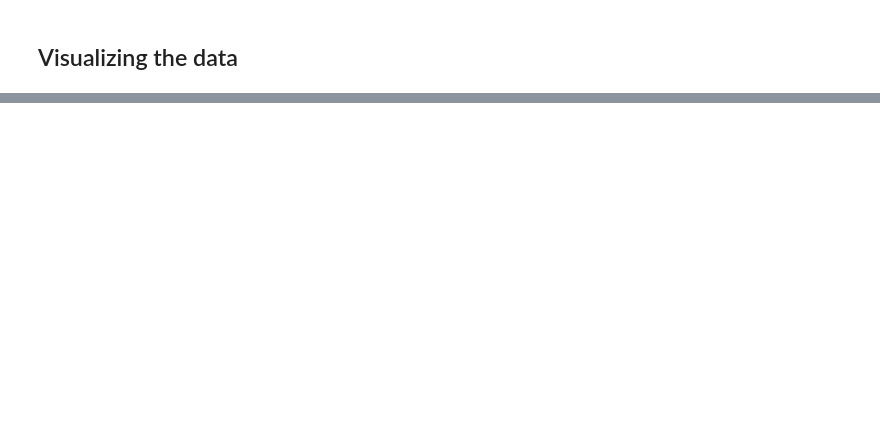
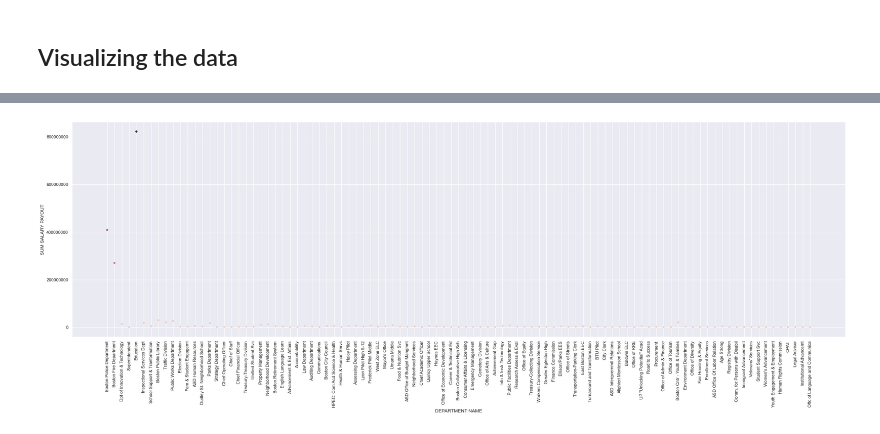
Before and after one commit to atomdog/CBBA, a Jupyter notebook: Documentation.ipynb, the cells around one changed output, grey strips where cells are left out. Saved outputs shown, nothing was run; the diff lists cells and outputs as text; code cells hidden in the pictures; blank space fills up the shorter version.

```diff
--- a/Documentation.ipynb
+++ b/Documentation.ipynb
@@ -169,0 +226,5 @@ for re_iterator in range(0, len(re)):
+# %%
+import pandas as pd
+
+our_dataframe = pd.DataFrame(data=our_array, columns=rid_names)
+print(our_dataframe.head())
@@ -178,0 +308,8 @@ for re_iterator in range(0, len(re)):
+# %%
+plt.ticklabel_format(style='plain', axis='y')
+plt.xticks(rotation=90)
+sns.set(rc = {'figure.figsize':(35,10)})
+sns.scatterplot(data=our_cleaned_sum_dataframe, x="DEPARTMENT NAME", y="SUM SALARY PAYOUT", hue="SUM SALARY PAYOUT",legend = False)
+plt.show()
+# %% [output]
+[figure, added]
```
Also changed, not shown: parts of 10 cells of this notebook.
